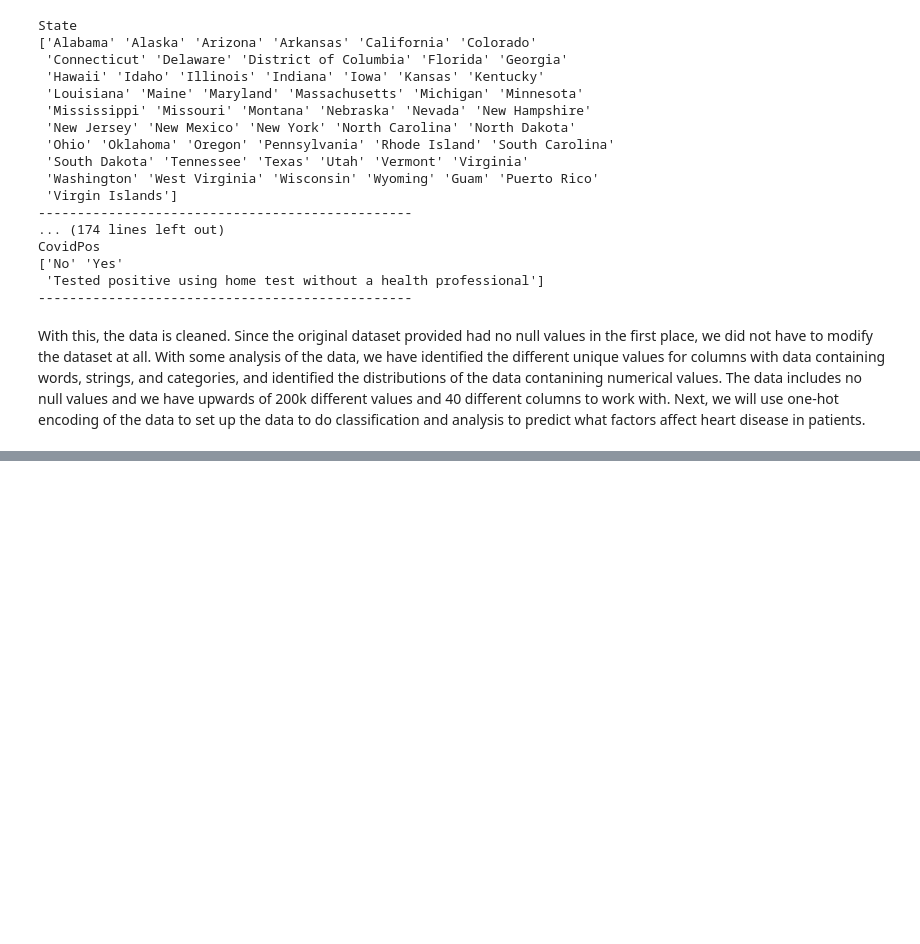
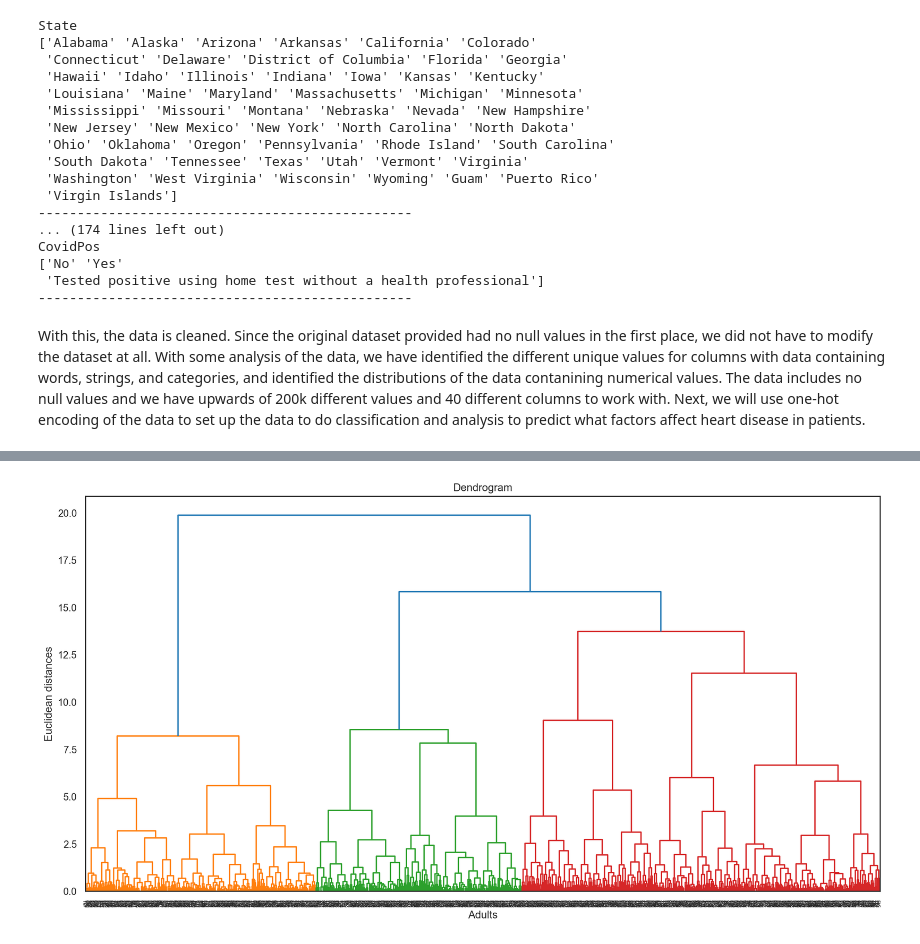
Before and after one commit to sprestrelski/heart-disease-prediction, a Jupyter notebook: Proposal_groupXXX.ipynb, the cells around one changed output, grey strips where cells are left out. Saved outputs shown, nothing was run; the diff lists cells and outputs as text; code cells hidden in the pictures; blank space fills up the shorter version.

Commit message:
Hierarchical Clustering (not commented)

```diff
--- a/Proposal_groupXXX.ipynb
+++ b/Proposal_groupXXX.ipynb
@@ -211,3 +211,24 @@ CovidPos
 ------------------------------------------------
 # %% [markdown]
 With this, the data is cleaned. Since the original dataset provided had no null values in the first place, we did not have to modify the dataset at all. With some analysis of the data, we have identified the different unique values for columns with data containing words, strings, and categories, and identified the distributions of the data contanining numerical values. The data includes no null values and we have upwards of 200k different values and 40 different columns to work with. Next, we will use one-hot encoding of the data to set up the data to do classification and analysis to predict what factors affect heart disease in patients.
+# %%
+from scipy import stats
+from numpy.linalg import norm
+from scipy.cluster.hierarchy import linkage, dendrogram, fcluster
+from sklearn.cluster import AgglomerativeClustering
+from sklearn.preprocessing import StandardScaler, normalize
+from sklearn.metrics import silhouette_score
+
+import seaborn as sns
+
+# setup plotting in a notebook in a reasonable way
+%matplotlib inline
+%config InlineBackend.figure_format='retina'
+
+# default figure aesthetics I'll be using,
+# there are other choices, see seaborn docs
+sns.set_style("white")
+sns.set_context("notebook")
+# %%
+heart_2022 = heart_2022.select_dtypes(include=[np.float64])
+heart_2022
@@ -213,0 +249,3 @@ With this, the data is cleaned. Since the original dataset provided had no null
+# %%
+sampled_heart_2022 = heart_2022.sample(n=1000)
+sampled_heart_2022
@@ -213,0 +266,11 @@ With this, the data is cleaned. Since the original dataset provided had no null
+# %%
+# Standardize data
+scaler = StandardScaler()
+scaled_df = scaler.fit_transform(sampled_heart_2022)
+
+# Normalizing the Data
+normalized_df = normalize(scaled_df)
+
+# Converting the numpy array into a pandas DataFrame
+normalized_df = pd.DataFrame(normalized_df)
+normalized_df
@@ -213,0 +291,11 @@ With this, the data is cleaned. Since the original dataset provided had no null
+# %%
+plt.figure(1, figsize = (16 ,8))
+links = linkage(normalized_df, method = "ward")
+dendrogram = dendrogram(links)
+
+plt.title('Dendrogram')
+plt.xlabel('Adults')
+plt.ylabel('Euclidean distances')
+plt.show()
+# %% [output]
+[figure, added]
```
Also changed, not shown: parts of 5 cells of this notebook.
